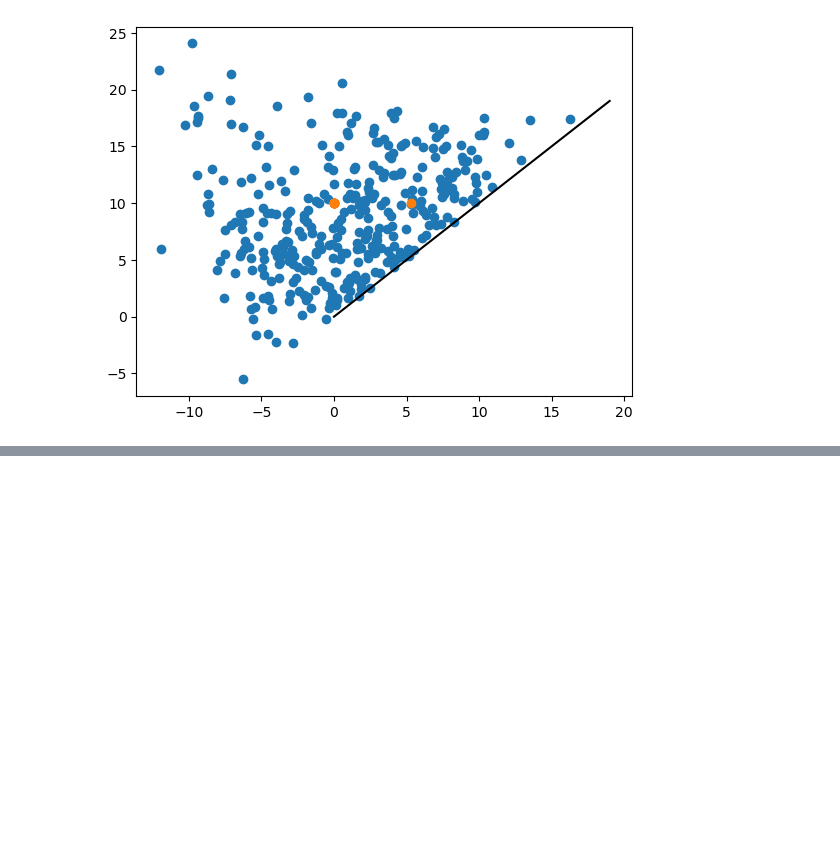
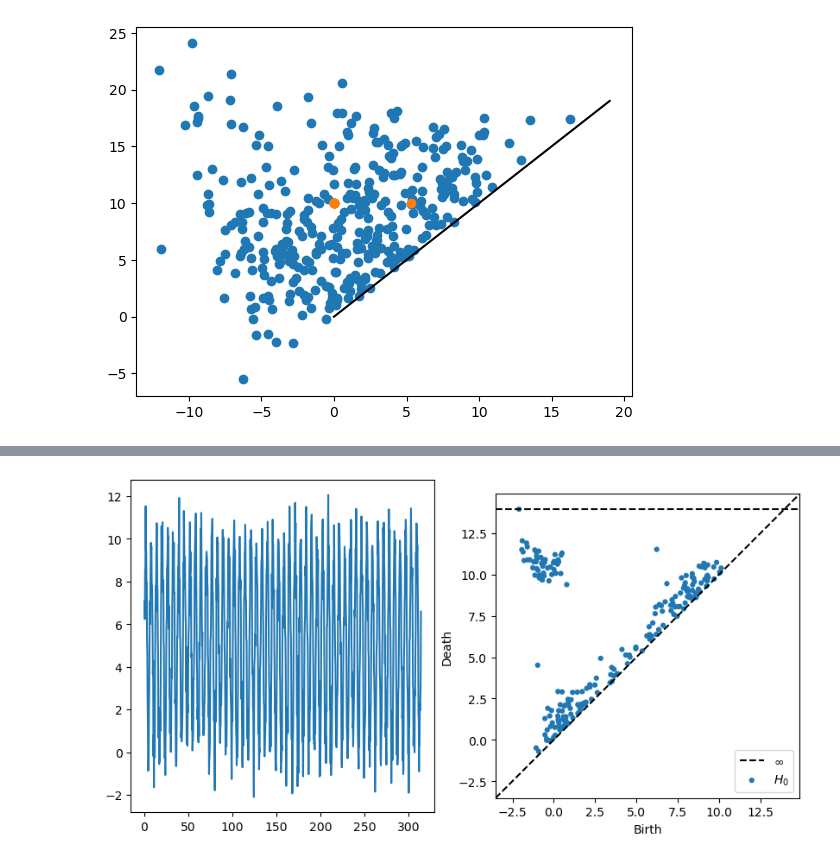
Before and after one commit to cosmic-hi-5/astropology, a Jupyter notebook: explore/lssds.ipynb, the cells around one changed output, grey strips where cells are left out. Drawn from its saved outputs; the diff is of its cells as text; code cells hidden in the pictures; blank space fills up the shorter version.

```diff
--- a/explore/lssds.ipynb
+++ b/explore/lssds.ipynb
@@ -102,0 +107,22 @@ plt.plot(np.arange(0, 20), np.arange(0, 20), color='black')
+# %%
+n = 1000
+period = 2*np.pi ### keep this fixed
+variance = 1.
+mean_dt = 0.05
+
+t, control_signal, _ = time_series(
+    signal_function=sinusoidal,
+    period=period,
+    number_samples=n,
+    variance = variance,
+    mean_dt=mean_dt,
+    irregular_dt=0,
+)
+
+pd_control = pd_time_series(control_signal)
+fig, axs = plt.subplots(nrows=1, ncols=2, figsize=(10, 5))
+
+axs[0].plot(t, control_signal)
+plot_diagrams(pd_control)
+# %% [output]
+[figure, added]
```
Also changed, not shown: parts of 5 cells of this notebook.
